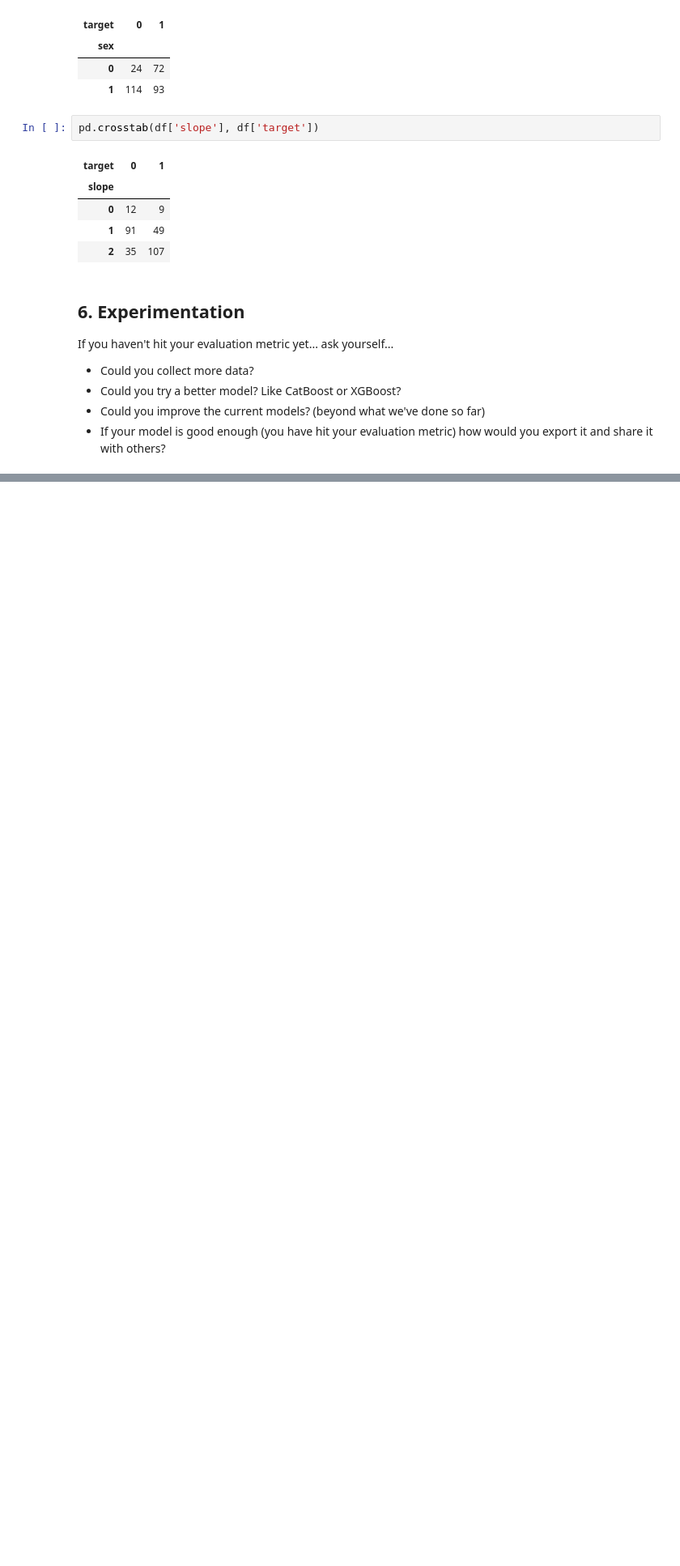
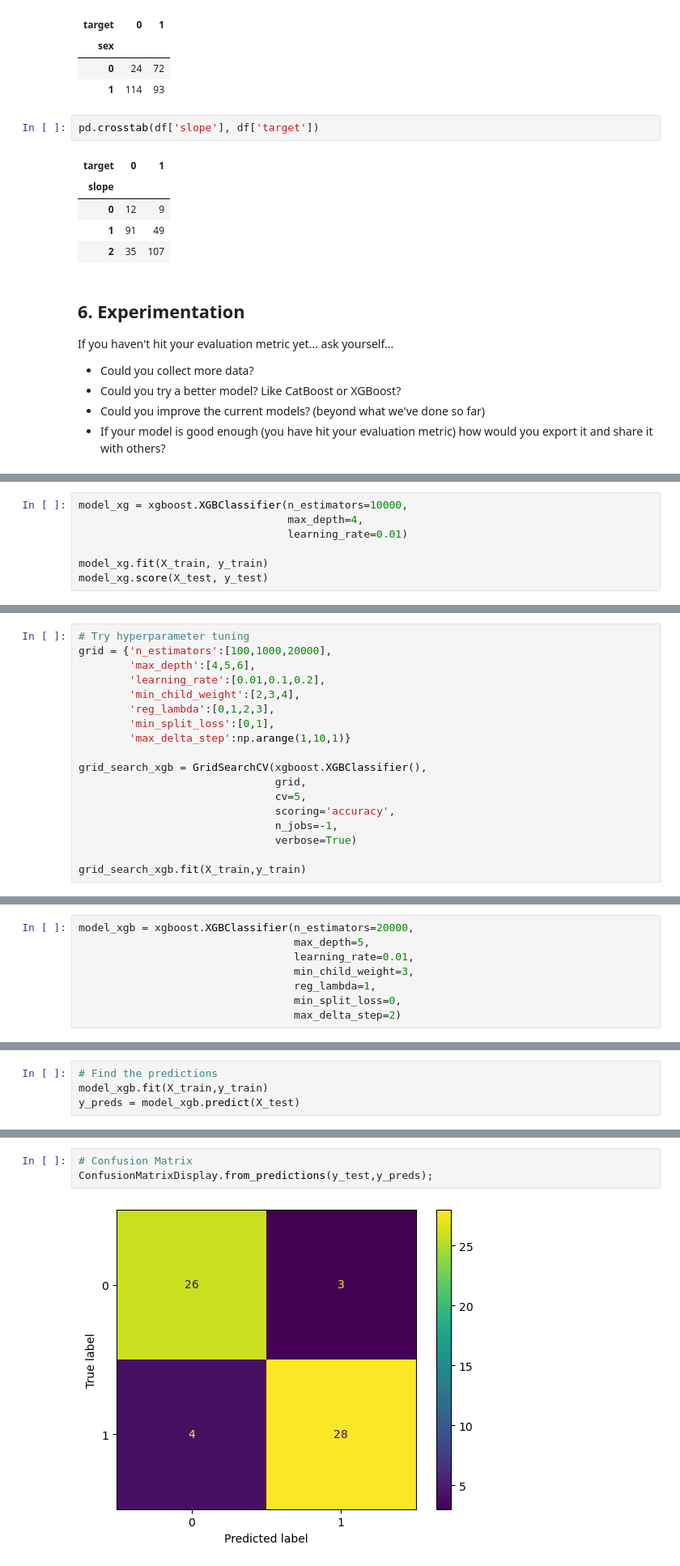
Before and after one commit to Kyprianos2001/Heart-Disease-Prediction-Project-Classification, a Jupyter notebook: end-to-end-heart-disease-classification.ipynb, the cells around one changed output, grey strips where cells are left out. Shown at 81% size. Drawn from its saved outputs; the diff is of its cells as text; blank space fills up the shorter version.

```diff
--- a/end-to-end-heart-disease-classification.ipynb
+++ b/end-to-end-heart-disease-classification.ipynb
@@ -882,0 +1002,7 @@ If you haven't hit your evaluation metric yet... ask yourself...
+# %%
+model_xg = xgboost.XGBClassifier(n_estimators=10000,
+                                 max_depth=4,
+                                 learning_rate=0.01)
+
+model_xg.fit(X_train, y_train)
+model_xg.score(X_test, y_test)
@@ -882,0 +1011,18 @@ If you haven't hit your evaluation metric yet... ask yourself...
+# %%
+# Try hyperparameter tuning
+grid = {'n_estimators':[100,1000,20000],
+        'max_depth':[4,5,6],
+        'learning_rate':[0.01,0.1,0.2],
+        'min_child_weight':[2,3,4],
+        'reg_lambda':[0,1,2,3],
+        'min_split_loss':[0,1],
+        'max_delta_step':np.arange(1,10,1)}
+
+grid_search_xgb = GridSearchCV(xgboost.XGBClassifier(),
+                               grid,
+                               cv=5,
+                               scoring='accuracy',
+                               n_jobs=-1,
+                               verbose=True)
+
+grid_search_xgb.fit(X_train,y_train)
@@ -882,0 +1038,8 @@ If you haven't hit your evaluation metric yet... ask yourself...
+# %%
+model_xgb = xgboost.XGBClassifier(n_estimators=20000,
+                                  max_depth=5,
+                                  learning_rate=0.01,
+                                  min_child_weight=3,
+                                  reg_lambda=1,
+                                  min_split_loss=0,
+                                  max_delta_step=2)
@@ -882,0 +1086,4 @@ If you haven't hit your evaluation metric yet... ask yourself...
+# %%
+# Find the predictions
+model_xgb.fit(X_train,y_train)
+y_preds = model_xgb.predict(X_test)
@@ -882,0 +1106,5 @@ If you haven't hit your evaluation metric yet... ask yourself...
+# %%
+# Confusion Matrix
+ConfusionMatrixDisplay.from_predictions(y_test,y_preds);
+# %% [output]
+[figure, added]
```
Also changed, not shown: parts of 44 cells of this notebook.
